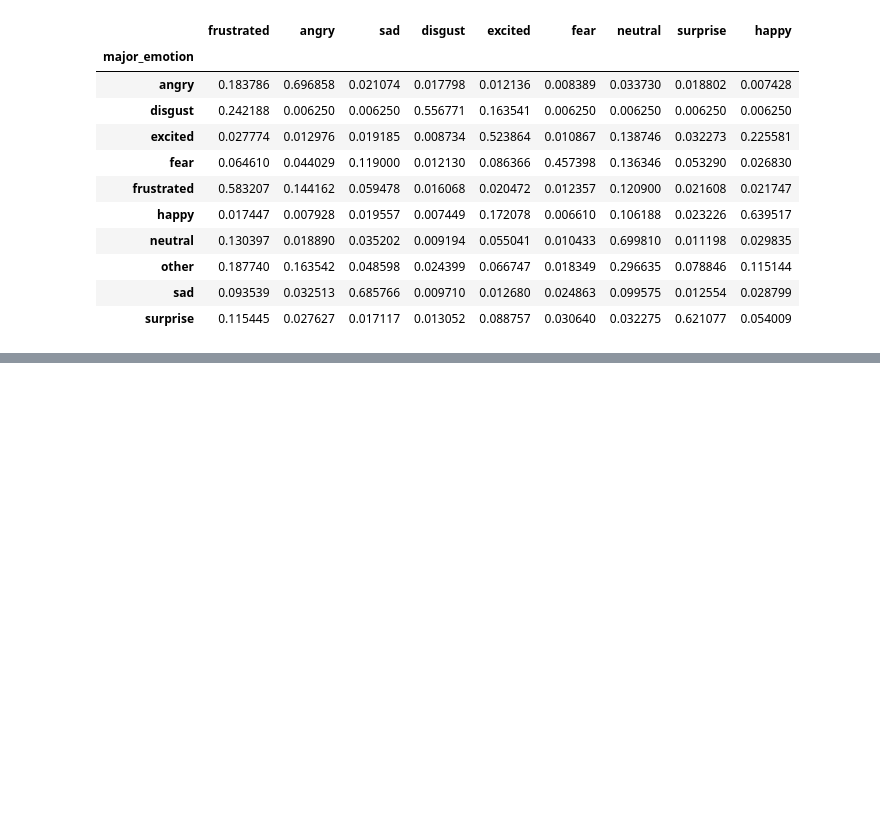
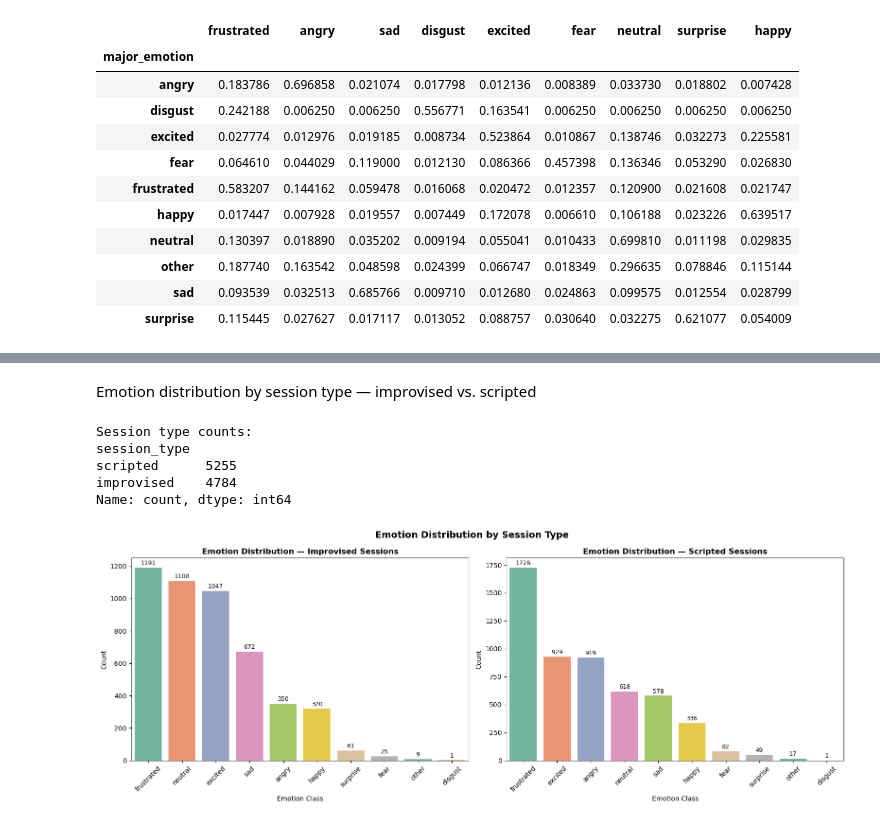
Before and after one commit to almahova/iemocap-proj, a Jupyter notebook: notebooks/iemocap-analysis.ipynb, the cells around one changed output, grey strips where cells are left out. Saved outputs shown, nothing was run; the diff lists cells and outputs as text; code cells hidden in the pictures; blank space fills up the shorter version.

```diff
--- a/notebooks/iemocap-analysis.ipynb
+++ b/notebooks/iemocap-analysis.ipynb
@@ -367,0 +462,36 @@ plt.show()
+# %% [markdown]
+Emotion distribution by session type — improvised vs. scripted
+# %%
+df_eda['session_type'] = df_eda['file'].apply(
+    lambda x: 'improvised' if 'impro' in x else 'scripted'
+)
+
+print("Session type counts:")
+print(df_eda['session_type'].value_counts())
+print()
+
+fig, axes = plt.subplots(1, 2, figsize=(16, 6))
+
+for ax, stype in zip(axes, ['improvised', 'scripted']):
+    subset = df_eda[df_eda['session_type'] == stype]
+    counts = subset['major_emotion'].value_counts()
+    sns.barplot(x=counts.index, y=counts.values, ax=ax,
+                palette='Set2', hue=counts.index, legend=False)
+    ax.set_title(f'Emotion Distribution — {stype.capitalize()} Sessions',
+                 fontsize=12, weight='bold')
+    ax.set_xlabel('Emotion Class')
+    ax.set_ylabel('Count')
+    ax.tick_params(axis='x', rotation=45)
+    for container in ax.containers:
+        ax.bar_label(container, fmt='%d', padding=2, fontsize=9)
+
+plt.suptitle('Emotion Distribution by Session Type', fontsize=14, weight='bold')
+plt.tight_layout()
+plt.show()
+# %% [output]
+Session type counts:
+session_type
+scripted      5255
+improvised    4784
+Name: count, dtype: int64
+[figure, added]
```
Also changed, not shown: parts of 29 cells of this notebook.
